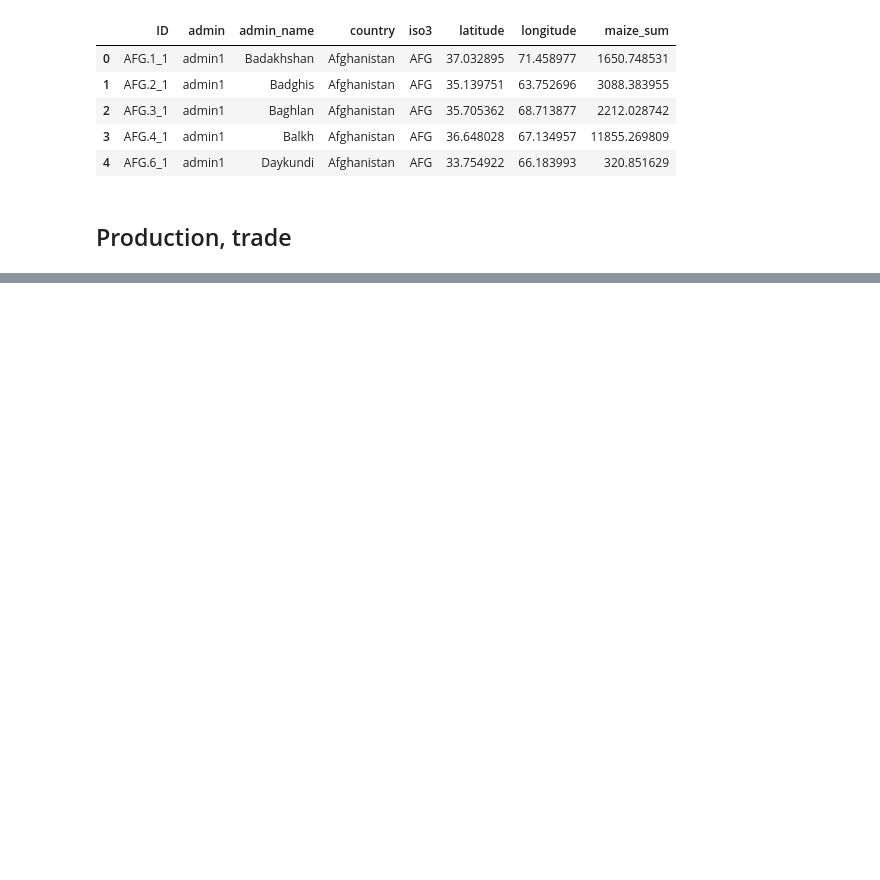
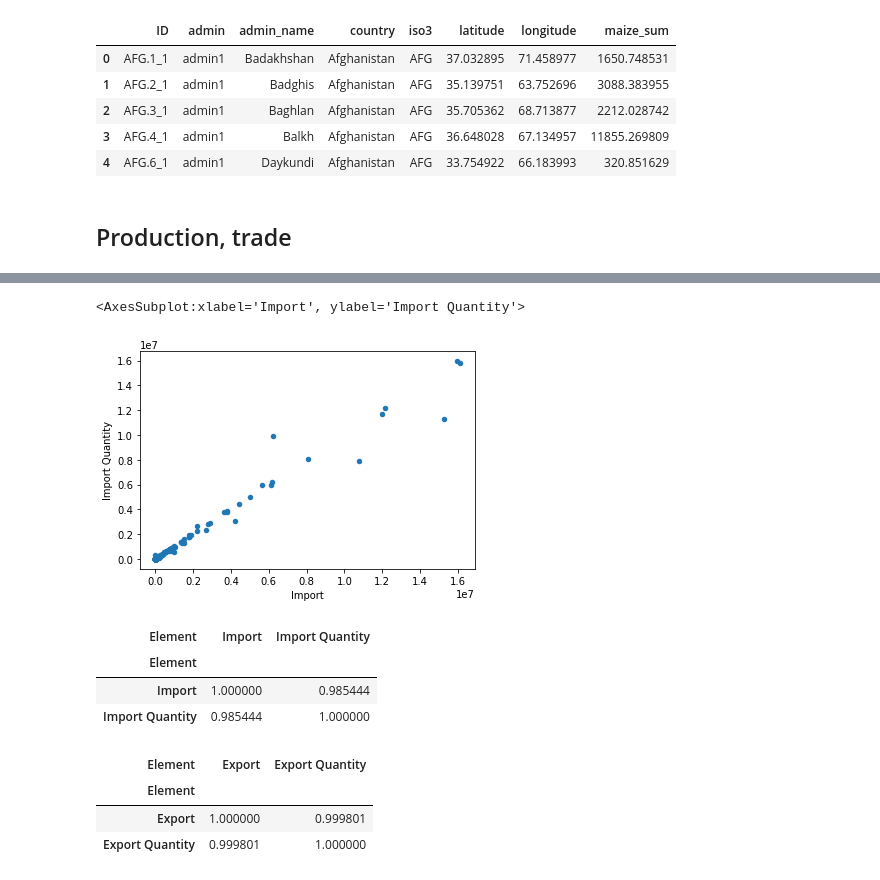
Before and after one commit to shrutijain90/food_trade_networks, a Jupyter notebook: food_trade/demand_supply/sub_national_ds.ipynb, the cells around one changed output, grey strips where cells are left out. Drawn from its saved outputs; the diff is of its cells as text; code cells hidden in the pictures; blank space fills up the shorter version.

```diff
--- a/food_trade/demand_supply/sub_national_ds.ipynb
+++ b/food_trade/demand_supply/sub_national_ds.ipynb
@@ -203,0 +419,19 @@ array(['United Kingdom', 'Afghanistan', 'Angola', 'Åland', 'Albania',
+# %%
+f.plot.scatter('Import', 'Import Quantity')
+# %% [output]
+<AxesSubplot:xlabel='Import', ylabel='Import Quantity'>
+[figure, added]
+# %%
+f[['Import', 'Import Quantity']].corr()
+# %% [output]
+| Element | Import | Import Quantity |
+| Element |  |  |
+| Import | 1.000000 | 0.985444 |
+| Import Quantity | 0.985444 | 1.000000 |
+# %%
+f[['Export', 'Export Quantity']].corr()
+# %% [output]
+| Element | Export | Export Quantity |
+| Element |  |  |
+| Export | 1.000000 | 0.999801 |
+| Export Quantity | 0.999801 | 1.000000 |
```
Also changed, not shown: parts of 96 cells of this notebook.
